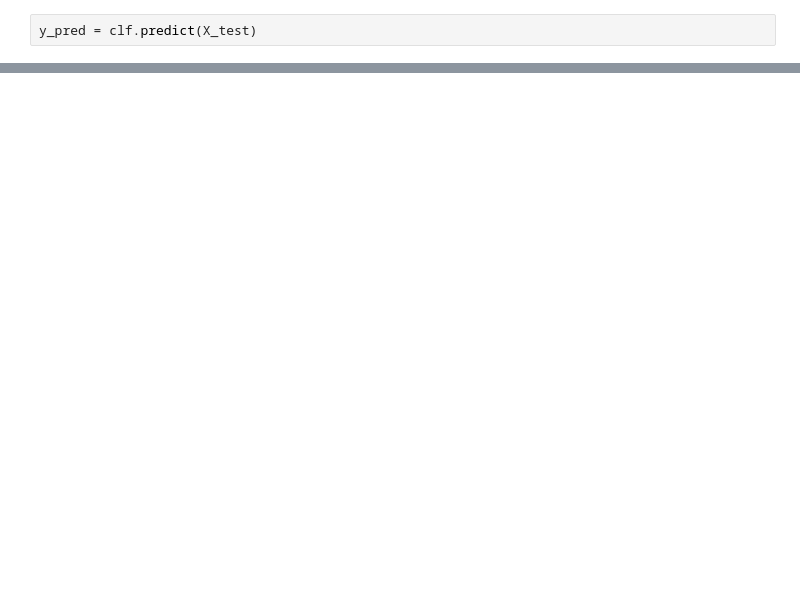
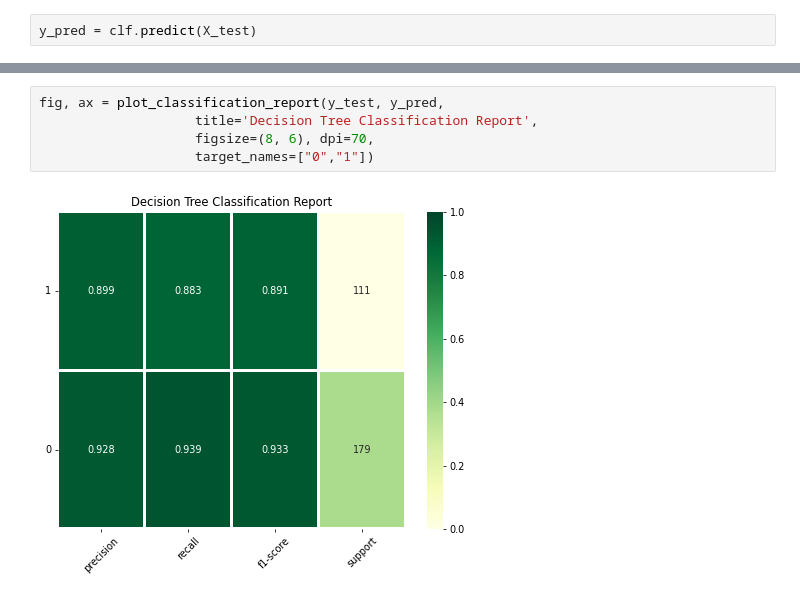
Before and after one commit to mohammadakbarpour/ML-exercises, a Jupyter notebook: 02 Decision Tree.ipynb, the cells around one changed output, grey strips where cells are left out. Drawn from its saved outputs; the diff is of its cells as text; blank space fills up the shorter version.

```diff
--- a/02 Decision Tree.ipynb
+++ b/02 Decision Tree.ipynb
@@ -219,0 +341,7 @@ weighted avg       0.94      0.94      0.94       290
+# %%
+fig, ax = plot_classification_report(y_test, y_pred,
+                    title='Decision Tree Classification Report',
+                    figsize=(8, 6), dpi=70,
+                    target_names=["0","1"])
+# %% [output]
+[figure, added]
```
Also changed, not shown: parts of 13 cells of this notebook.
